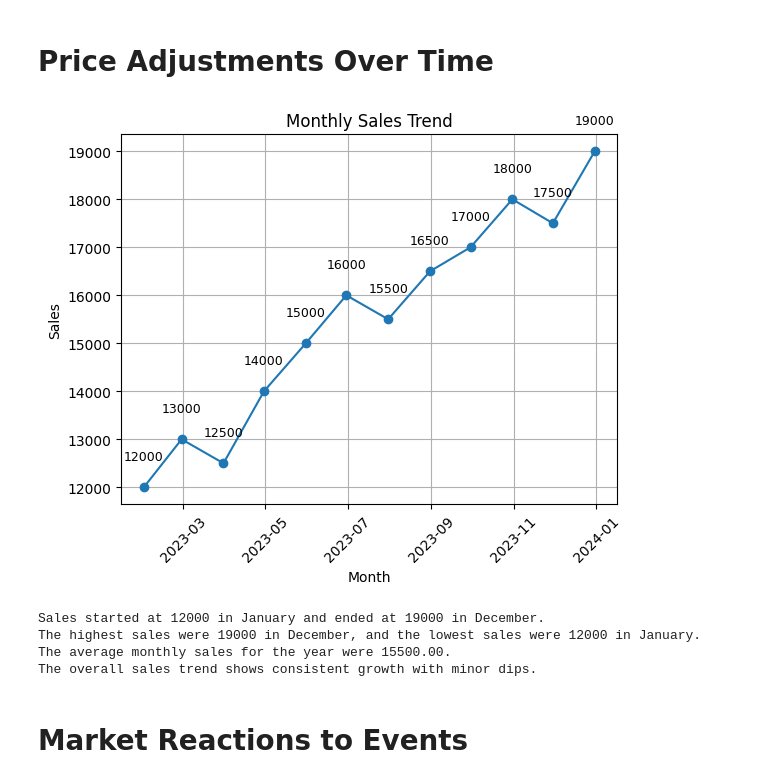
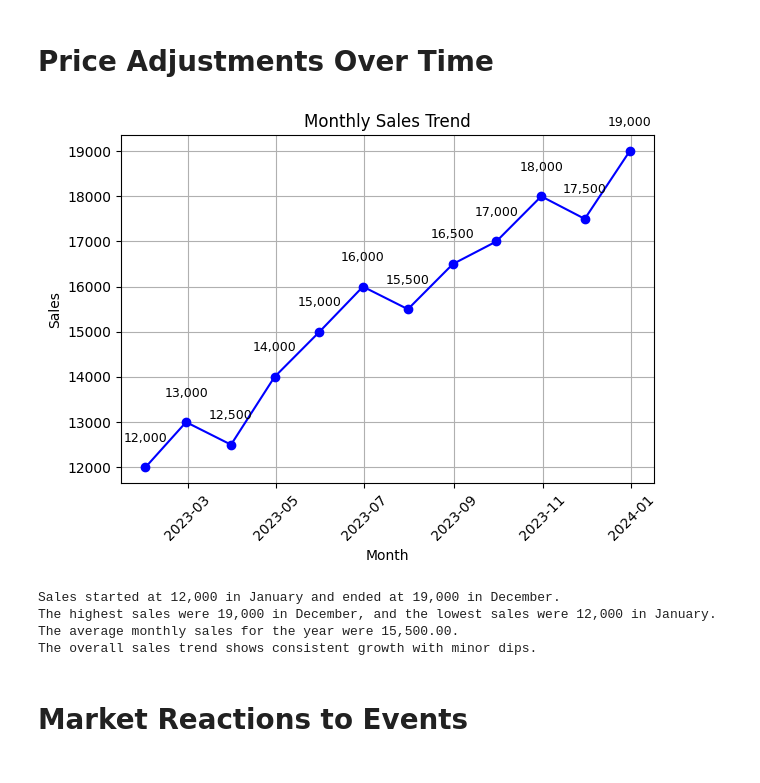
Before and after one commit to VasumathiBurugu/sales-forecasting, a Jupyter notebook: stores_sales_forecasting.ipynb, the cells around one changed output. Drawn from its saved outputs; the diff is of its cells as text; code cells hidden in the pictures.

```diff
--- a/stores_sales_forecasting.ipynb
+++ b/stores_sales_forecasting.ipynb
@@ -672,45 +693,46 @@ import matplotlib.pyplot as plt
 
 # Sample data
 df = pd.DataFrame({
-    'Month': pd.date_range(start='2023-01-01', periods=12, freq='M'),
+    'Month': pd.date_range(start='2023-01-01', periods=12, freq='ME'),
     'Sales': [12000, 13000, 12500, 14000, 15000, 16000, 15500, 16500, 17000, 18000, 17500, 19000]
 })
 
 # Plot
-plt.plot(df['Month'], df['Sales'], marker='o')
+plt.plot(df['Month'], df['Sales'], marker='o', linestyle='-', color='blue')
 plt.xlabel('Month')
 plt.ylabel('Sales')
 plt.title('Monthly Sales Trend')
 plt.xticks(rotation=45)
 plt.grid(True)
 
-# Annotate each point with the corresponding sales value, adding more space between the plot and the text
+# Annotate each point with the corresponding sales value
 for i in range(len(df)):
-    plt.text(df['Month'][i], df['Sales'][i] + 500, str(df['Sales'][i]),  # Increase space to 500
+    plt.text(df['Month'][i], df['Sales'][i] + 500, f"{df['Sales'][i]:,}",
              ha='center', va='bottom', fontsize=9)
 
-# Show the plot
+# Adjust layout and show the plot
+plt.tight_layout()
 plt.show()
 
 # Summarization
 start_sales = df['Sales'].iloc[0]
 end_sales = df['Sales'].iloc[-1]
 max_sales = df['Sales'].max()
 min_sales = df['Sales'].min()
 max_month = df.loc[df['Sales'].idxmax(), 'Month'].strftime('%B')
 min_month = df.loc[df['Sales'].idxmin(), 'Month'].strftime('%B')
 average_sales = df['Sales'].mean()
 
 # Print summary
-print(f"Sales started at {start_sales} in January and ended at {end_sales} in December.")
-print(f"The highest sales were {max_sales} in {max_month}, and the lowest sales were {min_sales} in {min_month}.")
-print(f"The average monthly sales for the year were {average_sales:.2f}.")
+print(f"Sales started at {start_sales:,} in January and ended at {end_sales:,} in December.")
+print(f"The highest sales were {max_sales:,} in {max_month}, and the lowest sales were {min_sales:,} in {min_month}.")
+print(f"The average monthly sales for the year were {average_sales:,.2f}.")
 print("The overall sales trend shows consistent growth with minor dips.")
 # %% [output]
-[figure, old version]
+[figure, new version]
-Sales started at 12000 in January and ended at 19000 in December.
-The highest sales were 19000 in December, and the lowest sales were 12000 in January.
-The average monthly sales for the year were 15500.00.
+Sales started at 12,000 in January and ended at 19,000 in December.
+The highest sales were 19,000 in December, and the lowest sales were 12,000 in January.
+The average monthly sales for the year were 15,500.00.
 The overall sales trend shows consistent growth with minor dips.
 # %% [markdown]
 # Market Reactions to Events
```
Also changed, not shown: parts of 10 cells of this notebook.
